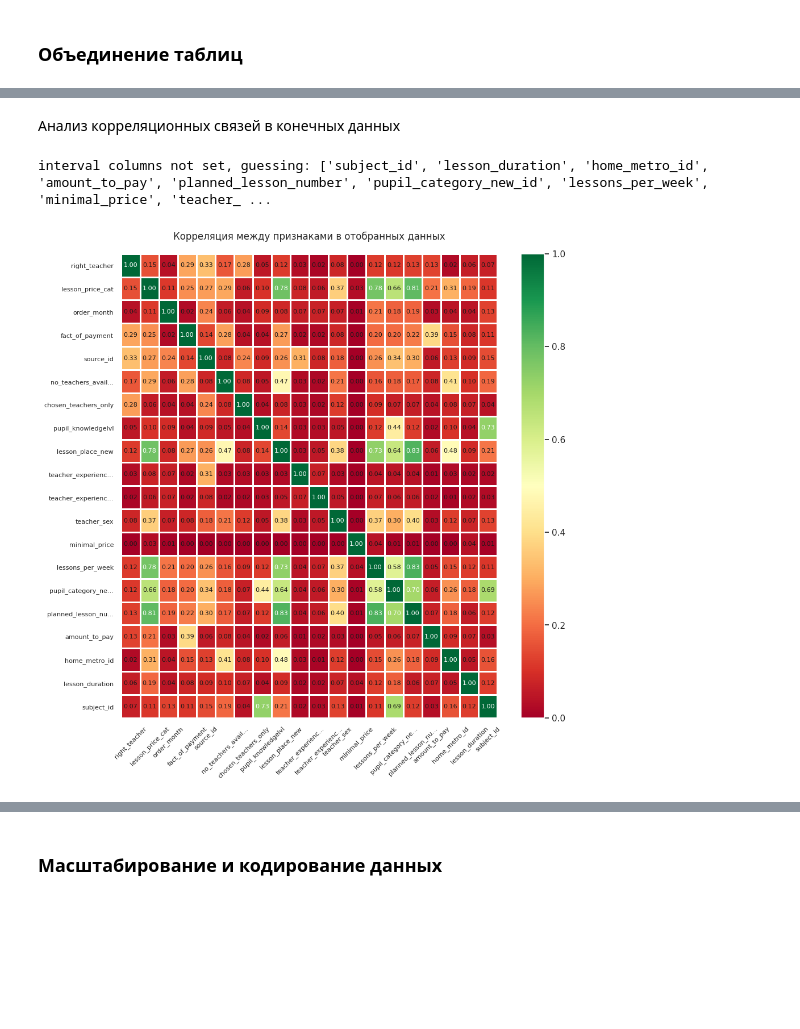
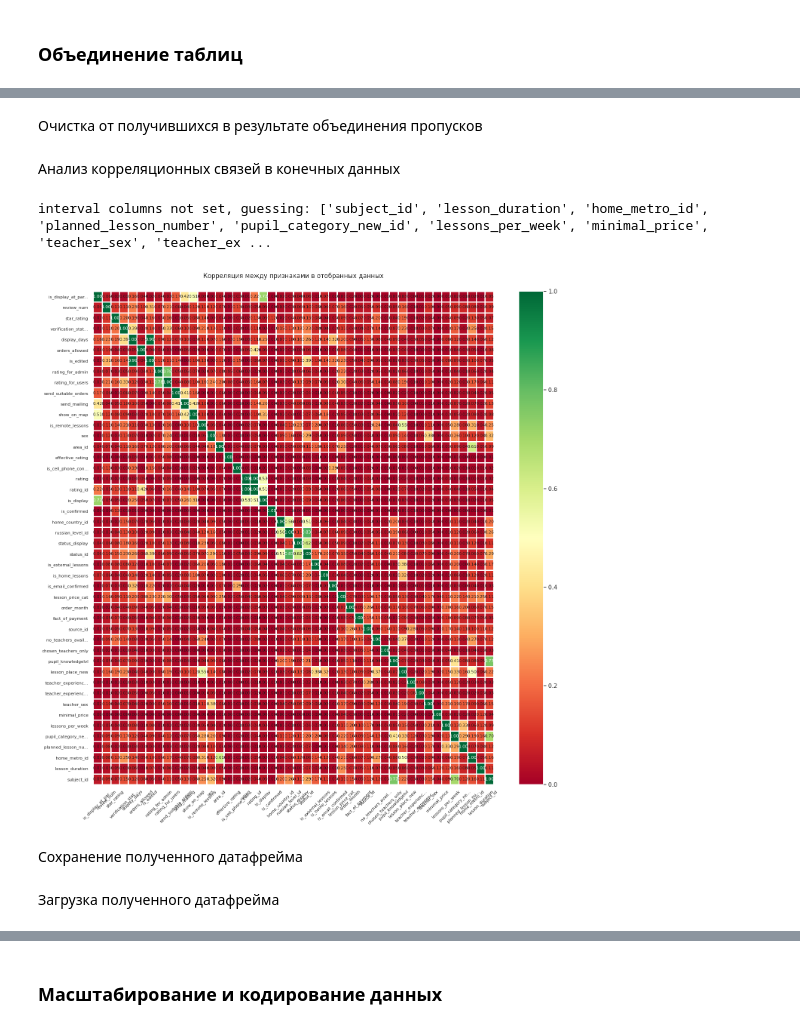
Before and after one commit to denis-42ds/classification_of_payment_requests, a Jupyter notebook: classification_of_payment_requests.ipynb, the cells around one changed output, grey strips where cells are left out. Saved outputs shown, nothing was run; the diff lists cells and outputs as text; code cells hidden in the pictures; blank space fills up the shorter version.

```diff
--- a/classification_of_payment_requests.ipynb
+++ b/classification_of_payment_requests.ipynb
@@ -1518,0 +1520,10 @@ plt.show()
+# %%
+df = (orders_processed
+      .merge(df_teachers,
+             how='left',
+             left_on=['id'],
+             right_on=['order_id'])
+      .drop_duplicates()
+      .reset_index(drop=True)
+      .drop('order_id', axis=1))
+print(f"размерность полученного датафрейма: {df.shape}")
@@ -1541,23 +1552,29 @@ memory usage: 55.7+ MB
-# %%
-df = df.drop(['working_teacher_id',
-             'teacher_id_x',
-             'order_id_x',
-             'order_id_y',
-             'teacher_id_y'], axis=1)
+# %% [markdown]
+Очистка от получившихся в результате объединения пропусков
+# %%
+df = df.dropna(subset=['teacher_id']).reset_index(drop=True)
+# %%
+df['contact_result'] = df['contact_result'].astype(str)
+df['contact_result'] = df['contact_result'].fillna('не заполнено')
 # %% [markdown]
 Анализ корреляционных связей в конечных данных
 # %%
-phik_overview_fin = df.drop(columns=['id', 'purpose']).phik_matrix()
+phik_overview_fin = df.drop(columns=['id',
+                                     'purpose',
+                                     'teacher_id',
+                                     'contact_result']).phik_matrix()
 
 sns.set()
 plot_correlation_matrix(phik_overview_fin.values,
                         x_labels=phik_overview_fin.columns,
                         y_labels=phik_overview_fin.index,
                         vmin=0, vmax=1,
-                        fontsize_factor=0.8, figsize=(10, 10))
+                        fontsize_factor=0.8, figsize=(15, 15))
 plt.xticks(rotation=45)
 plt.title('Корреляция между признаками в отобранных данных', fontsize=12, y=1.02)
-plt.tight_layout()
+plt.tight_layout()  # ~15min
 # %% [output]
-interval columns not set, guessing: ['subject_id', 'lesson_duration', 'home_metro_id', 'amount_to_pay', 'planned_lesson_number', 'pupil_category_new_id', 'lessons_per_week', 'minimal_price', 'teacher_ ...
+interval columns not set, guessing: ['subject_id', 'lesson_duration', 'home_metro_id', 'planned_lesson_number', 'pupil_category_new_id', 'lessons_per_week', 'minimal_price', 'teacher_sex', 'teacher_ex ...
-[figure, old version]
+[figure, new version]
+# %% [markdown]
+Сохранение полученного датафрейма
@@ -1563,0 +1583,2 @@ interval columns not set, guessing: ['subject_id', 'lesson_duration', 'home_metr
+# %% [markdown]
+Загрузка полученного датафрейма
```
Also changed, not shown: parts of 49 cells of this notebook.
